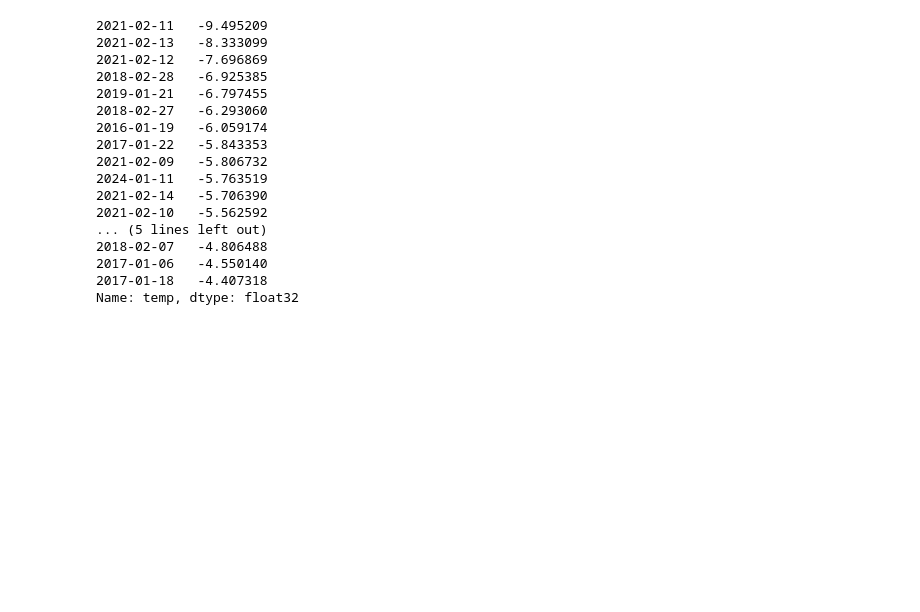
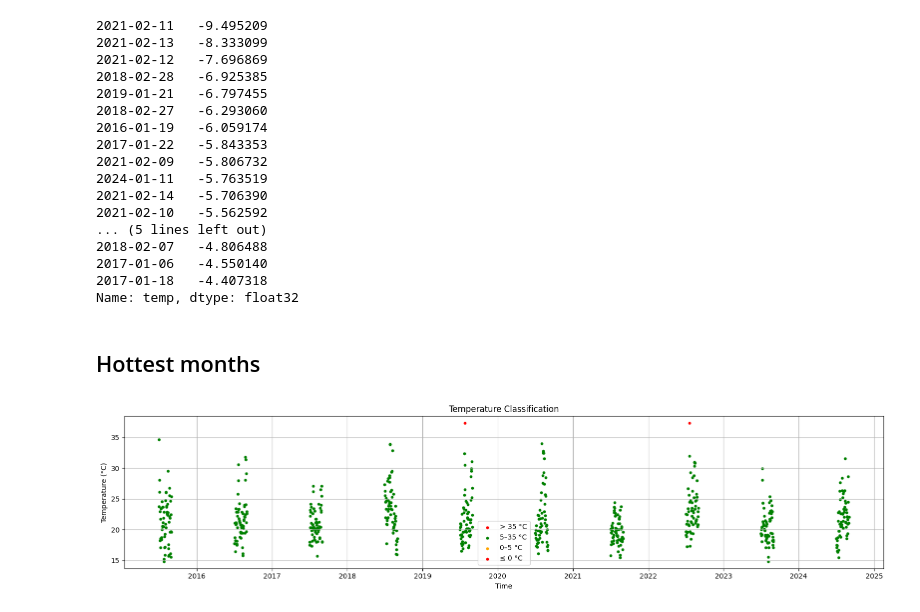
Before and after one commit to wiggle-bin/wiggle-research, a Jupyter notebook: wiggle-bin-weather-assesment.ipynb, the cells around one changed output. Drawn from its saved outputs; the diff is of its cells as text; code cells hidden in the pictures; blank space fills up the shorter version.

Commit message:
Added list of hottest months in past 10 years

```diff
--- a/wiggle-bin-weather-assesment.ipynb
+++ b/wiggle-bin-weather-assesment.ipynb
@@ -82,3 +75,47 @@ print(coldest_20_days)
 2017-01-06   -4.550140
 2017-01-18   -4.407318
 Name: temp, dtype: float32
+# %% [markdown]
+## Hottest months
+# %%
+import xarray as xr
+
+# Load both datasets
+ds_temp = xr.open_dataset("emwcf/jul-aug-2015-2024/instant.nc")  # temperatures
+
+# Convert to DataFrame
+df = ds_temp.to_dataframe().reset_index()
+
+# Convert Kelvin to Celsius
+df['temp'] = df['t2m'] - 273.15
+df['soil_0_7'] = df['stl1'] - 273.15
+# %%
+df = df.rename(columns={"valid_time": "time"})
+df['month'] = pd.to_datetime(df['time']).dt.month
+df = df.set_index('time')
+# %%
+import matplotlib.pyplot as plt
+
+# Define masks for each range
+mask_red_hot = df['temp'] > 35
+mask_green = (df['temp'] > 5) & (df['temp'] <= 35)
+mask_orange = (df['temp'] > 0) & (df['temp'] <= 5)
+mask_red_cold = df['temp'] <= 0
+
+plt.figure(figsize=(16, 4))
+
+# Plot each range with corresponding color
+plt.scatter(df.index[mask_red_hot], df['temp'][mask_red_hot], color='red', label='> 35 °C', s=10)
+plt.scatter(df.index[mask_green], df['temp'][mask_green], color='green', label='5–35 °C', s=10)
+plt.scatter(df.index[mask_orange], df['temp'][mask_orange], color='orange', label='0–5 °C', s=10)
+plt.scatter(df.index[mask_red_cold], df['temp'][mask_red_cold], color='red', label='≤ 0 °C', s=10)
+
+plt.title("Temperature Classification")
+plt.ylabel("Temperature (°C)")
+plt.xlabel("Time")
+plt.grid(True)
+plt.legend()
+plt.tight_layout()
+plt.show()
+# %% [output]
+[figure, added]
```
Also changed, not shown: parts of 2 cells of this notebook.
